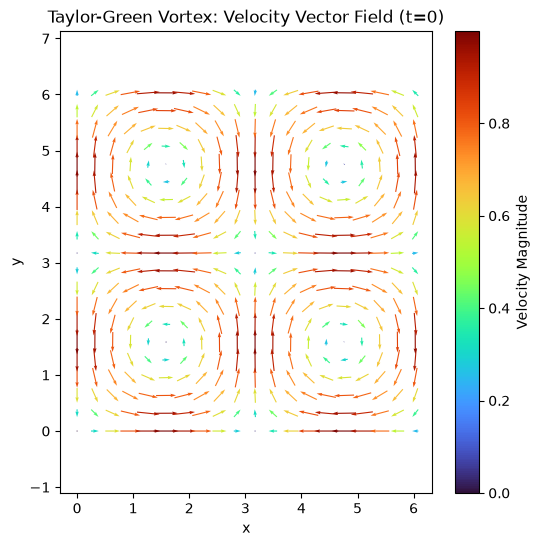
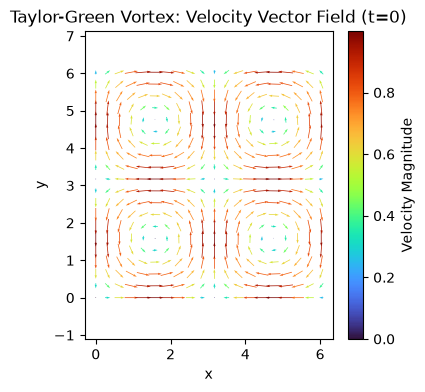
Code edit (unified diff) that turned the first committed figure into the second:
--- before
+++ after
@@ -61,5 +61,5 @@
 
 # 4. Create the plot
-plt.figure(figsize=(6, 6))
+plt.figure(figsize=(4, 4))
 
 # plt.quiver takes the X, Y coordinates, the u, v direction vectors, 

Commit: Finalize changes of the analytical Taylor-Green Vortex generator and visualization notebook.